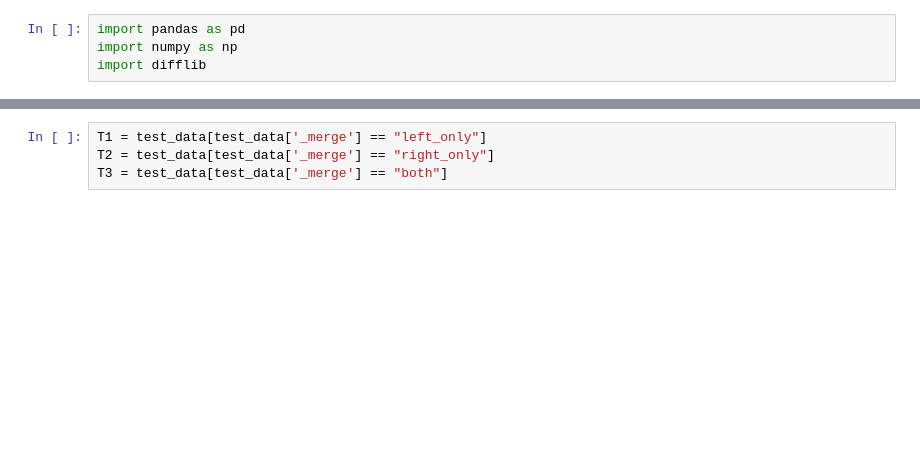
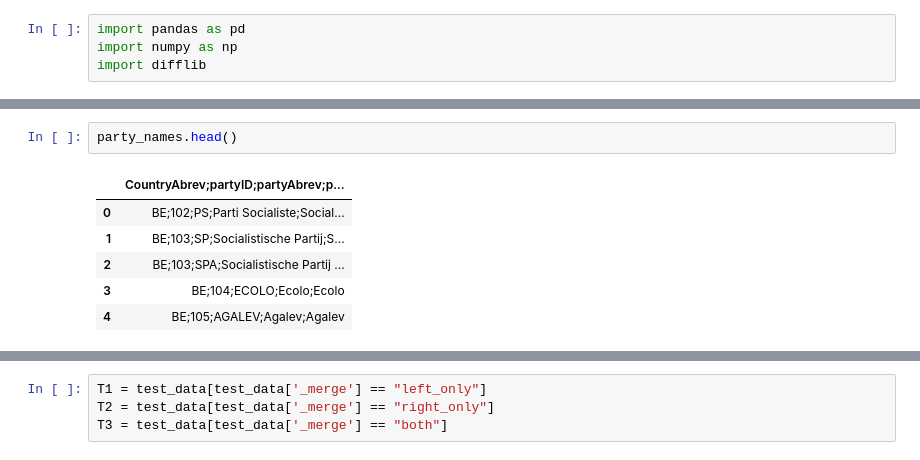
Before and after one commit to Drodriguez-9/european_vote_analysis, a Jupyter notebook: src/data/preprocess.ipynb, the cells around one changed output, grey strips where cells are left out. Drawn from its saved outputs; the diff is of its cells as text; blank space fills up the shorter version.

```diff
--- a/src/data/preprocess.ipynb
+++ b/src/data/preprocess.ipynb
@@ -20 +33,10 @@ data_european = pd.merge(data_european, country_codes, left_on='country', right_
+# %%
+party_names.head()
+# %% [output]
+|  | CountryAbrev;partyID;partyAbrev;p... |
+| 0 | BE;102;PS;Parti Socialiste;Social... |
+| 1 | BE;103;SP;Socialistische Partij;S... |
+| 2 | BE;103;SPA;Socialistische Partij ... |
+| 3 | BE;104;ECOLO;Ecolo;Ecolo |
+| 4 | BE;105;AGALEV;Agalev;Agalev |
 # %%
```
Also changed, not shown: parts of 22 cells of this notebook.
